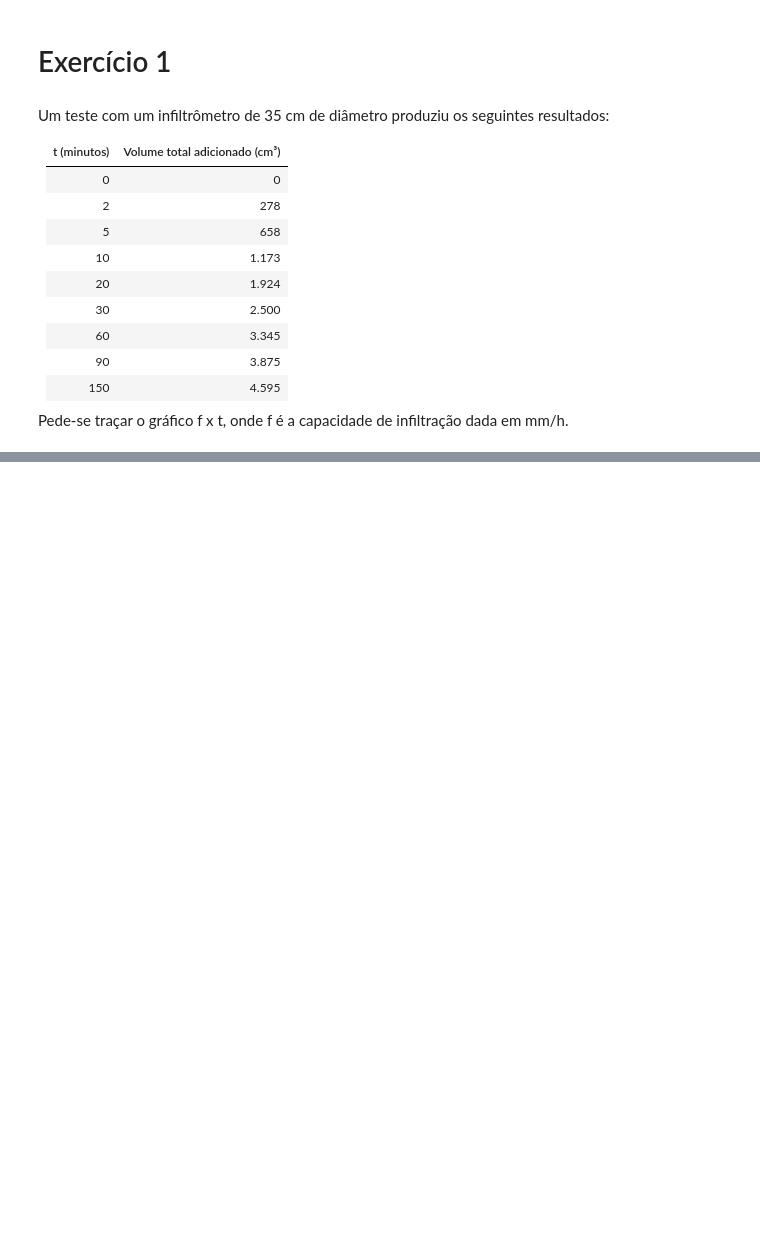
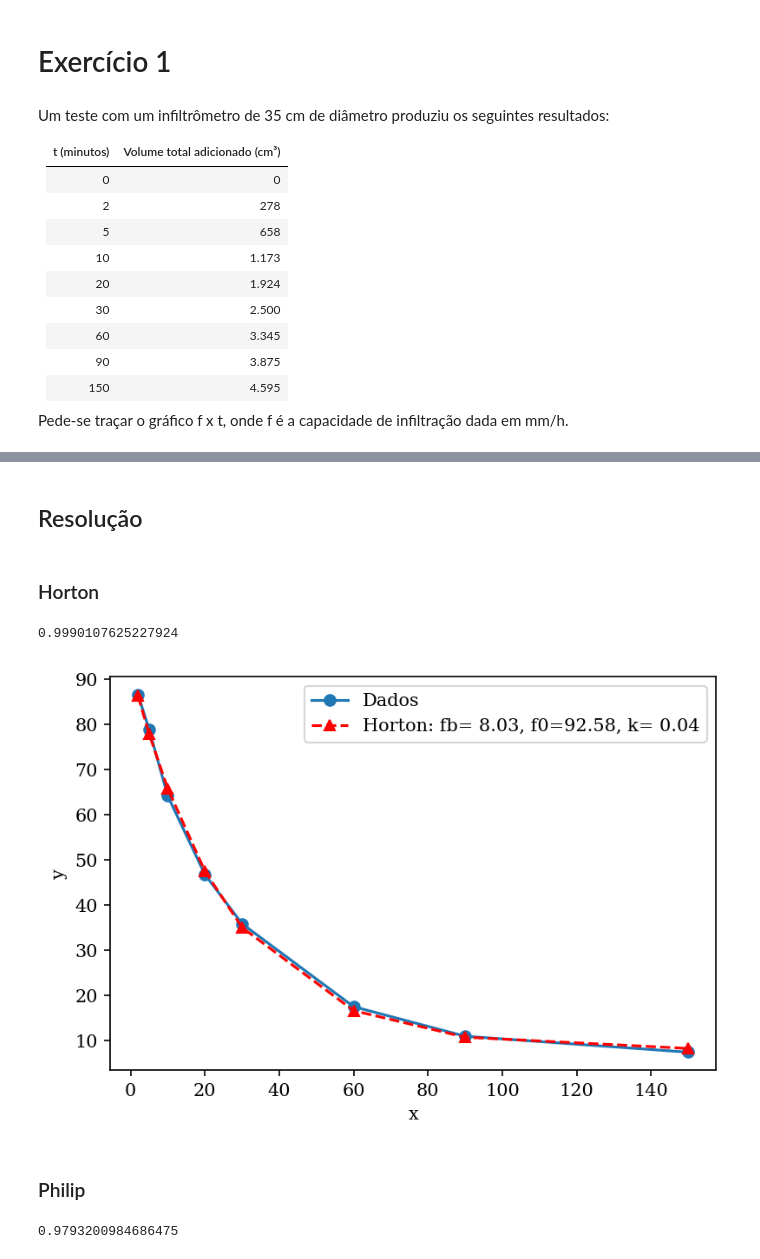
Before and after one commit to rqaita/hydrology, a Jupyter notebook: l_03.ipynb, the cells around one changed output, grey strips where cells are left out. Cells and saved outputs as stored; diff of their text form; code cells hidden in the pictures; blank space fills up the shorter version.

```diff
--- a/l_03.ipynb
+++ b/l_03.ipynb
@@ -35,0 +110,28 @@ e_01_dados = pd.DataFrame(e_01_dados)
+# %% [markdown]
+## Resolução
+# %%
+fdata = e_01_dados["f"][1:].to_numpy()  # cap. infiltração
+tdata = e_01_dados["t"][1:].to_numpy()  # tempo
+vdata = e_01_dados["v"][1:].to_numpy()  # vol. infiltrado
+# %% [markdown]
+### Horton
+# %%
+def horton(t, fb, f0, k):
+    return fb + (f0 - fb) * np.exp(-1 * k * t)
+# %%
+popt_horton, pcov_horton = curve_fit(horton, tdata, fdata)
+coef_determinacao(fdata, horton(tdata, *popt_horton))
+# %% [output]
+0.9990107625227924
+# %%
+plt.plot(tdata, fdata, 'o-', label="Dados")
+plt.plot(tdata, horton(tdata, *popt_horton), 'r^--',
+         label='Horton: fb=%5.2f, f0=%5.2f, k=%5.2f' % tuple(popt_horton))
+plt.xlabel('x')
+plt.ylabel('y')
+plt.legend()
+plt.show()
+# %% [output]
+[figure, added]
+# %% [markdown]
+### Philip
@@ -35,0 +141,5 @@ e_01_dados = pd.DataFrame(e_01_dados)
+# %%
+popt_philip, pcov_philip = curve_fit(philip, tdata, vdata)
+coef_determinacao(vdata, philip(tdata, *popt_philip))
+# %% [output]
+0.9793200984686475
```
Also changed, not shown: parts of 28 cells of this notebook, 2 other files.
